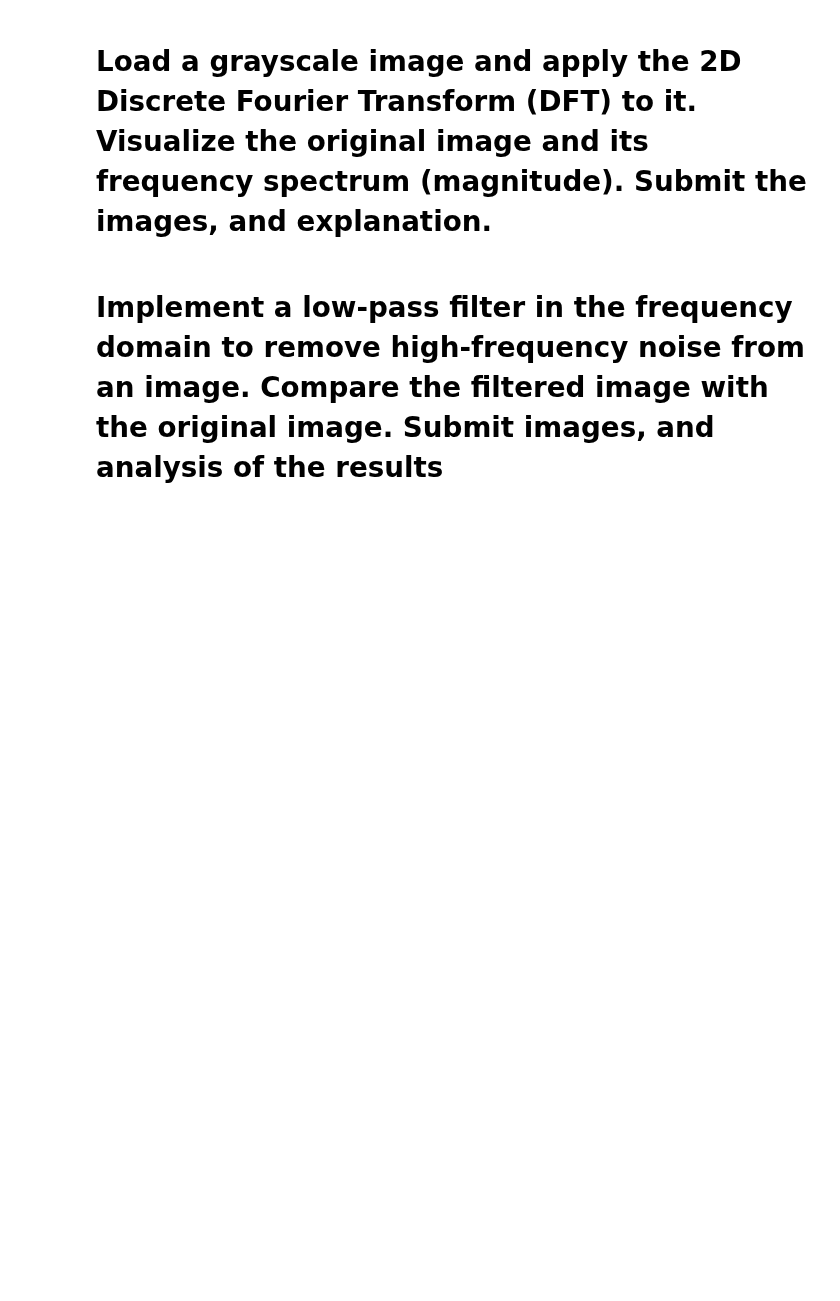
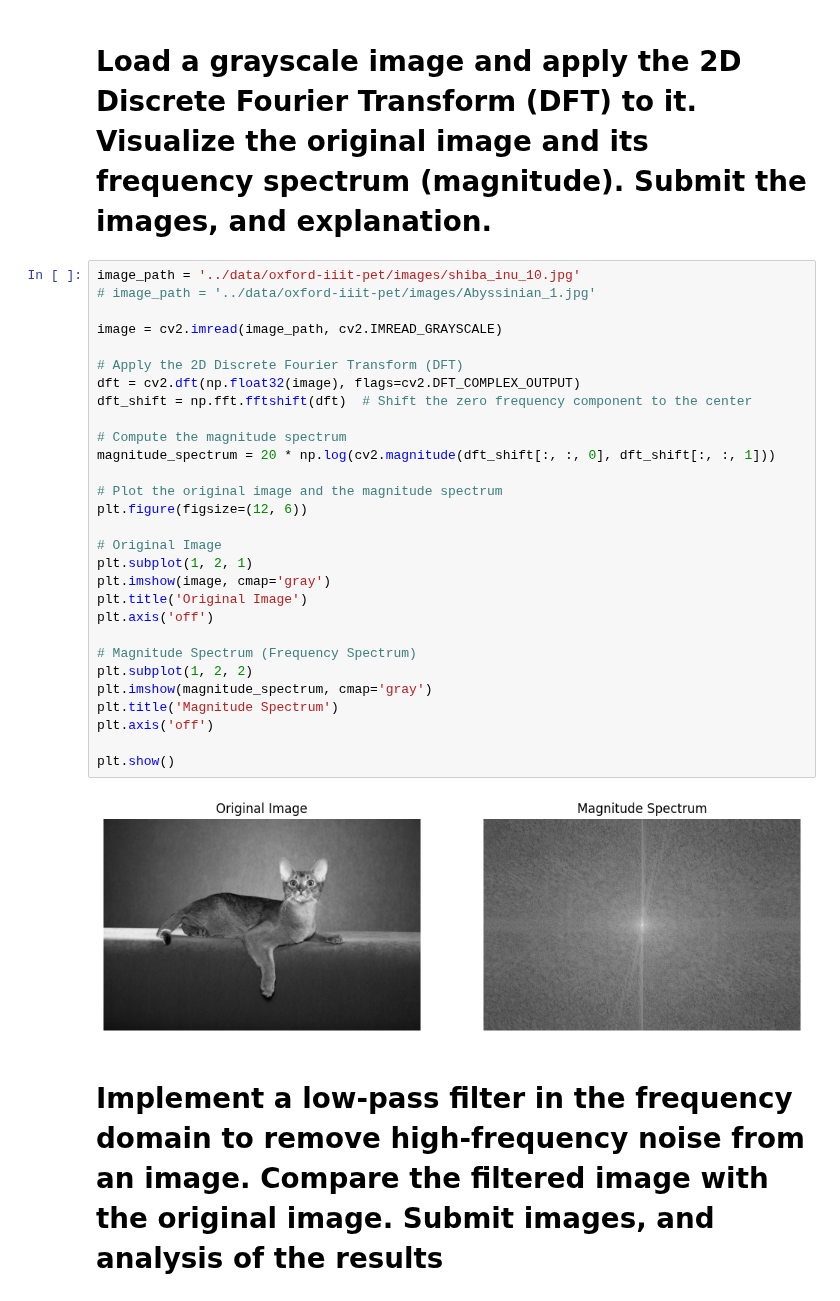
Before and after one commit to Anders-Stubberud/IT3212, a Jupyter notebook: assignment_2/anders_fourier_transform.ipynb, the cells around one changed output. Drawn from its saved outputs; the diff is of its cells as text; blank space fills up the shorter version.

Commit message:
nedlastning av data og fourier oppgave 1

```diff
--- a/assignment_2/anders_fourier_transform.ipynb
+++ b/assignment_2/anders_fourier_transform.ipynb
@@ -3,5 +6,36 @@ import pandas as pd
 # %% [markdown]
 # Load a grayscale image and apply the 2D Discrete Fourier Transform (DFT) to it. Visualize the original image and its frequency spectrum (magnitude). Submit the images, and explanation.
+# %%
+image_path = '../data/oxford-iiit-pet/images/shiba_inu_10.jpg'
+# image_path = '../data/oxford-iiit-pet/images/Abyssinian_1.jpg'
+
+image = cv2.imread(image_path, cv2.IMREAD_GRAYSCALE)
+
+# Apply the 2D Discrete Fourier Transform (DFT)
+dft = cv2.dft(np.float32(image), flags=cv2.DFT_COMPLEX_OUTPUT)
+dft_shift = np.fft.fftshift(dft)  # Shift the zero frequency component to the center
+
+# Compute the magnitude spectrum
+magnitude_spectrum = 20 * np.log(cv2.magnitude(dft_shift[:, :, 0], dft_shift[:, :, 1]))
+
+# Plot the original image and the magnitude spectrum
+plt.figure(figsize=(12, 6))
+
+# Original Image
+plt.subplot(1, 2, 1)
+plt.imshow(image, cmap='gray')
+plt.title('Original Image')
+plt.axis('off')
+
+# Magnitude Spectrum (Frequency Spectrum)
+plt.subplot(1, 2, 2)
+plt.imshow(magnitude_spectrum, cmap='gray')
+plt.title('Magnitude Spectrum')
+plt.axis('off')
+
+plt.show()
+# %% [output]
+[figure, added]
 # %% [markdown]
 #  Implement a low-pass filter in the frequency domain to remove high-frequency noise from an image. Compare the filtered image with the original image. Submit images, and analysis of the results
 # %% [markdown]
```
Also changed, not shown: parts of 2 cells of this notebook, 1 other file.
